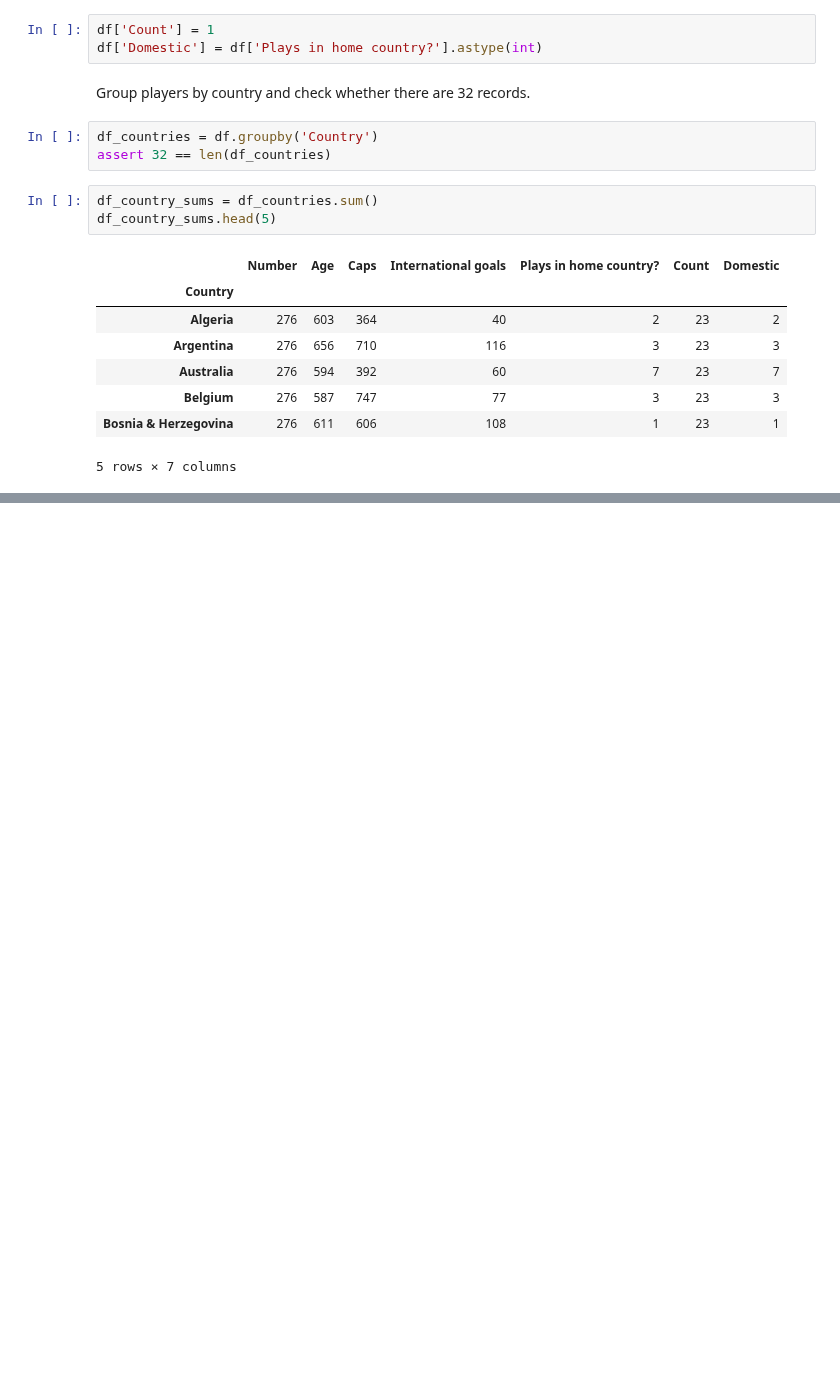
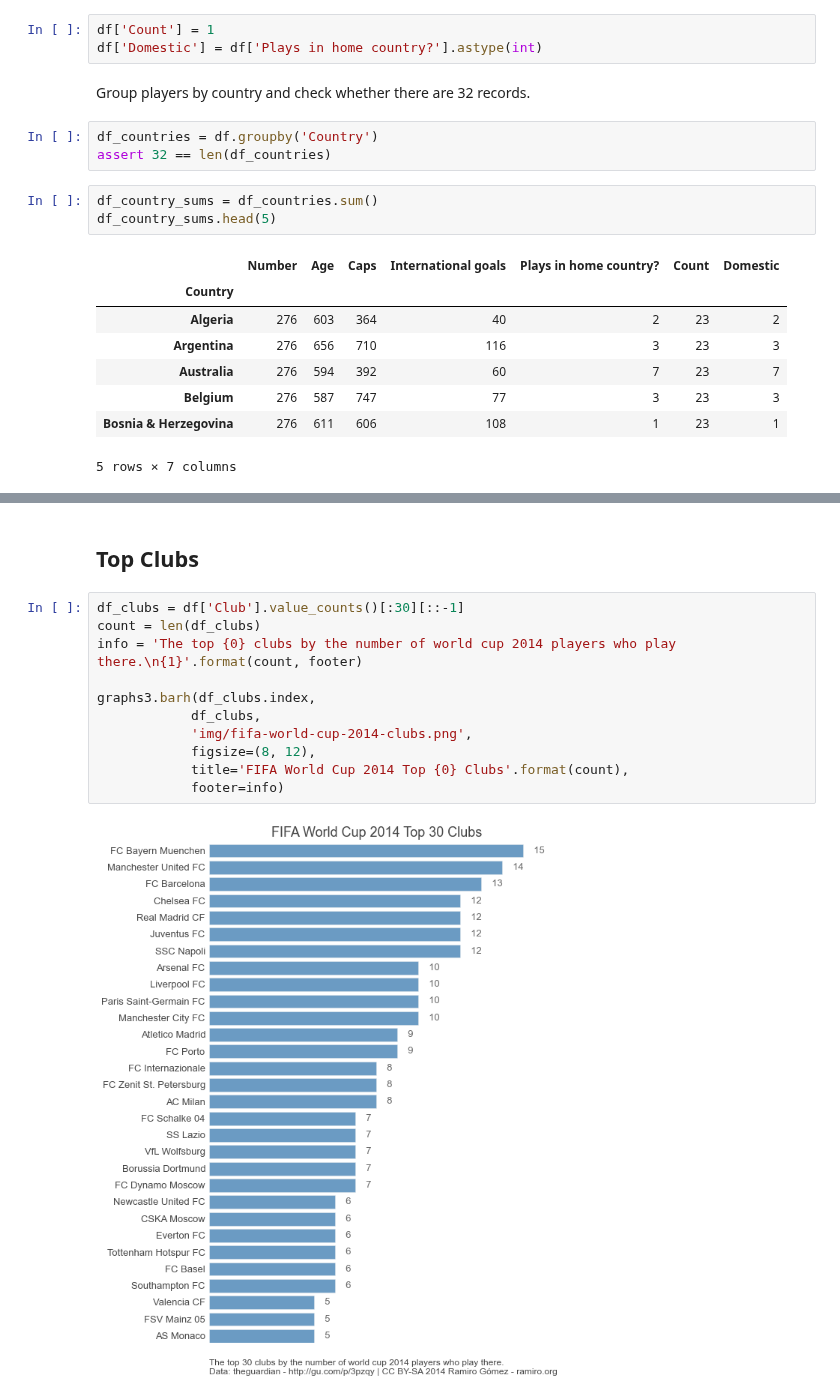
Before and after one commit to yaph/ipython-notebooks, a Jupyter notebook: World Cup Players 2014.ipynb, the cells around one changed output, grey strips where cells are left out. Cells and saved outputs as stored; diff of their text form; blank space fills up the shorter version.

```diff
--- a/World Cup Players 2014.ipynb
+++ b/World Cup Players 2014.ipynb
@@ -78,0 +97,15 @@ fig.tight_layout()
+# %% [markdown]
+## Top Clubs
+# %%
+df_clubs = df['Club'].value_counts()[:30][::-1]
+count = len(df_clubs)
+info = 'The top {0} clubs by the number of world cup 2014 players who play there.\n{1}'.format(count, footer)
+
+graphs3.barh(df_clubs.index,
+            df_clubs,
+            'img/fifa-world-cup-2014-clubs.png',
+            figsize=(8, 12),
+            title='FIFA World Cup 2014 Top {0} Clubs'.format(count),
+            footer=info)
+# %% [output]
+[figure, added]
```
Also changed, not shown: parts of 7 cells of this notebook.
